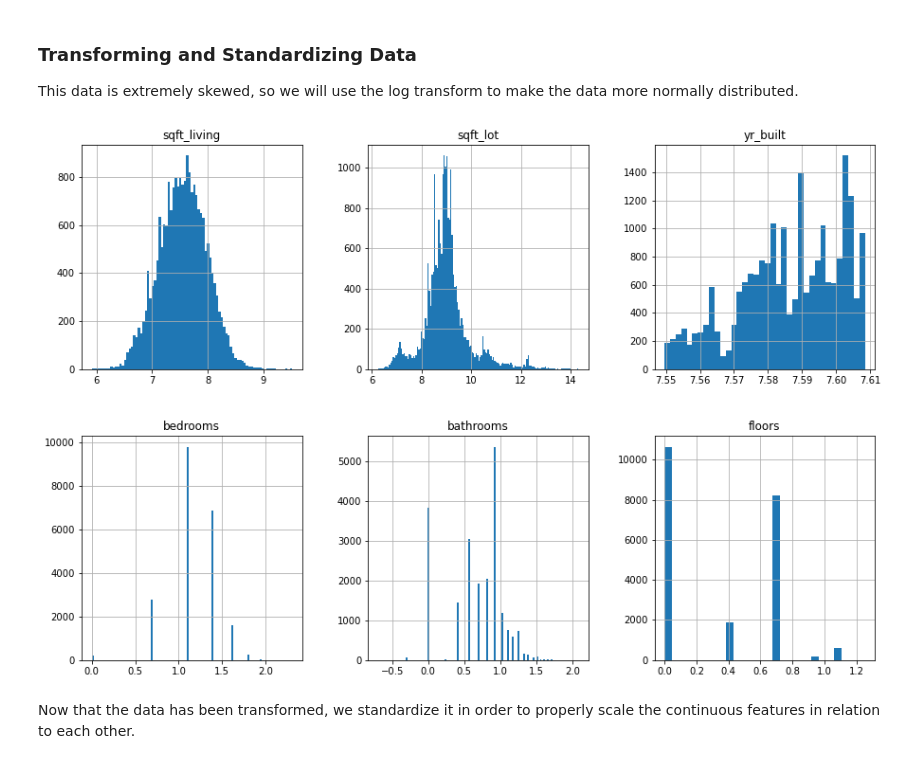
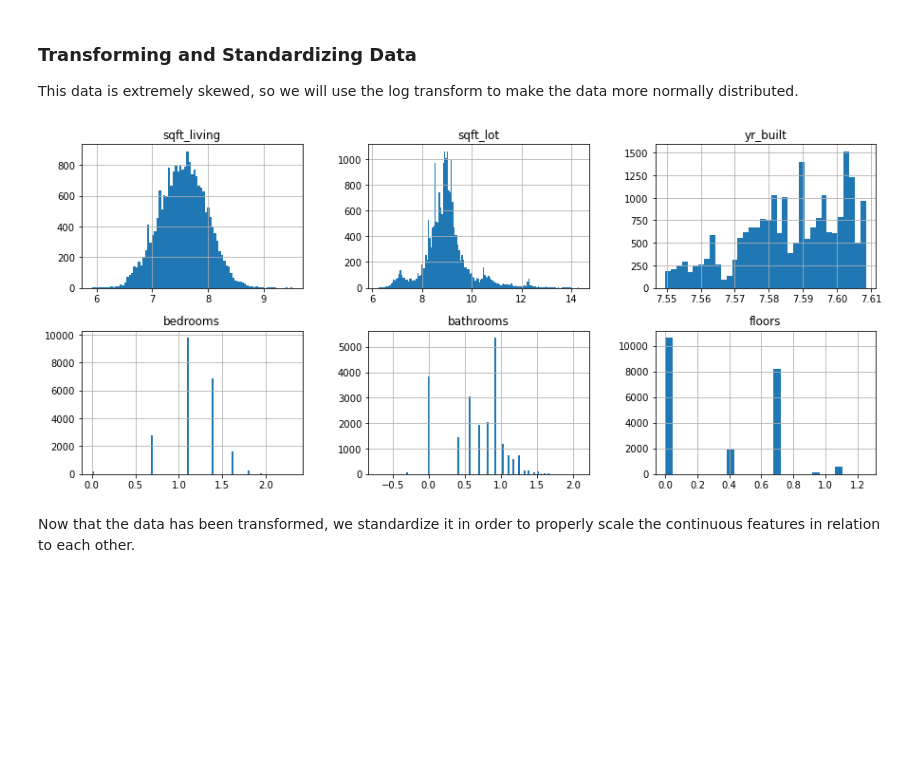
Before and after one commit to shadel96/King_County_Regression_Analysis, a Jupyter notebook: kc_preprocessing_exploring.ipynb, the cells around one changed output. Drawn from its saved outputs; the diff is of its cells as text; code cells hidden in the pictures; blank space fills up the shorter version.

Commit message:
modeling complete, prettifying graphs

```diff
--- a/kc_preprocessing_exploring.ipynb
+++ b/kc_preprocessing_exploring.ipynb
@@ -270,9 +269,9 @@ continuous_df.hist(figsize=[15,10], bins='auto', layout=(2,3));
 This data is extremely skewed, so we will use the log transform to make the data more normally distributed.
 # %%
 continuous_log = np.log(continuous_df)
-continuous_log.hist(figsize=[15,10], bins='auto', layout=(2,3));
+continuous_log.hist(figsize=[15,10], bins='auto', layout=(3,3));
 # %% [output]
-[figure, old version]
+[figure, new version]
 # %% [markdown]
 Now that the data has been transformed, we standardize it in order to properly scale the continuous features in relation to each other.
 # %%
```
Also changed, not shown: parts of 12 cells of this notebook, 5 other files.
